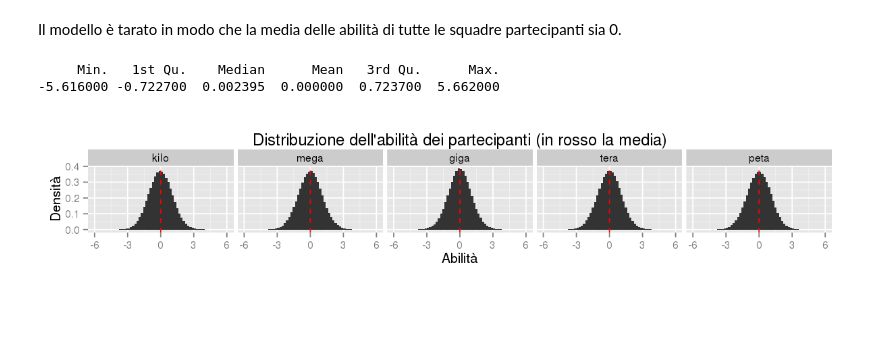
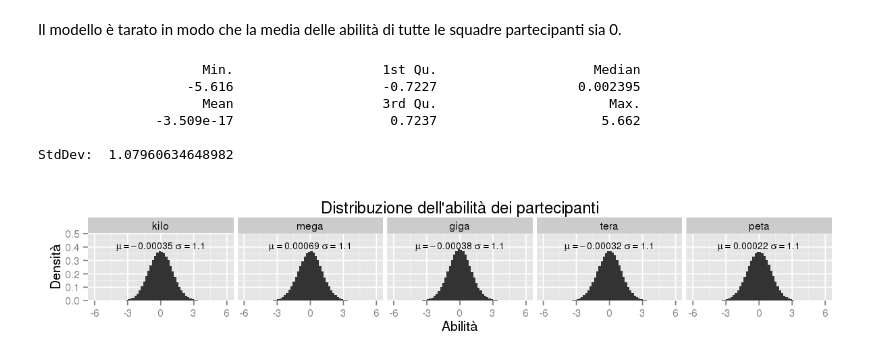
Before and after one commit to monga/bebras-it-nb, a Jupyter notebook: bebras-it.ipynb, the cells around one changed output. Cells and saved outputs as stored; diff of their text form; code cells hidden in the pictures; blank space fills up the shorter version.

```diff
--- a/bebras-it.ipynb
+++ b/bebras-it.ipynb
@@ -92,22 +100,29 @@ The following objects are masked from ‘package:base’:
 team_ability <- get_par_df(dfit, "ability", teams)
 # %% [markdown]
 Il modello è tarato in modo che la media delle abilità di tutte le squadre partecipanti sia 0.
-# %%
-summary(team_ability$value)
-# %% [output]
-     Min.   1st Qu.    Median      Mean   3rd Qu.      Max.
--5.616000 -0.722700  0.002395  0.000000  0.723700  5.662000
+# %%
+print(c(summary(team_ability$value), paste("StdDev: ", sd(team_ability$value))), quote = FALSE)
+# %% [output]
+                     Min.                   1st Qu.                    Median
+                   -5.616                   -0.7227                  0.002395
+                     Mean                   3rd Qu.                      Max.
+               -3.509e-17                    0.7237                     5.662
+
+StdDev:  1.07960634648982
+# %%
+team_ability.notes <- ddply(team_ability, .(category), summarise, note=sprintf("paste(mu == %s, ' ', sigma == %s)",
+                                                                     format(mean(value), digit = 2),
+                                                                     format(sd(value), digit= 2)))
 # %%
 options(repr.plot.width=10, repr.plot.height=2)
 p <- ggplot(team_ability, aes(x=value))
-p <- p + geom_histogram(binwidth=.2)
+p <- p + geom_histogram(binwidth=.2) + coord_cartesian(ylim = c(0,.5))
 p <- p + aes(y=..density..)
 p <- p + facet_grid(. ~ category)
-p <- p + geom_vline(aes(xintercept=mean(value)), linetype="dashed", colour="red")
-p <- p + labs(title="Distribuzione dell'abilità dei partecipanti (in rosso la media)",
+p <- p + geom_text(data=team_ability.notes, aes(0, 0.4, label=note), size=3, parse = TRUE)
+p <- p + labs(title="Distribuzione dell'abilità dei partecipanti",
               x="Abilità", y="Densità")
 p
-rm(p)
 # %% [output]
-[figure, old version]
+[figure, new version]
 # %%
```
Also changed, not shown: parts of 6 cells of this notebook.
